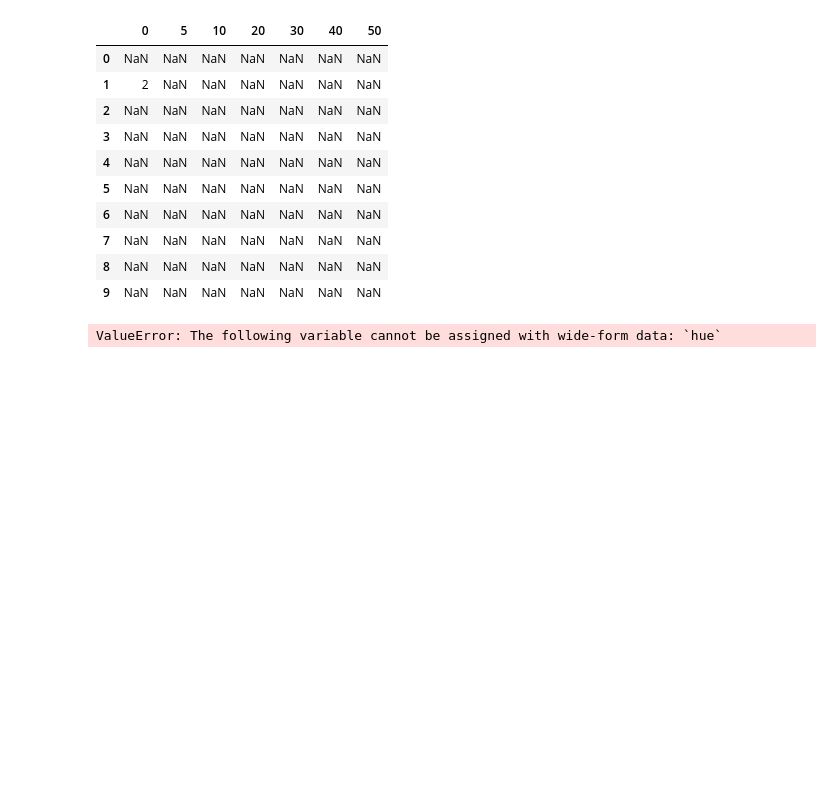
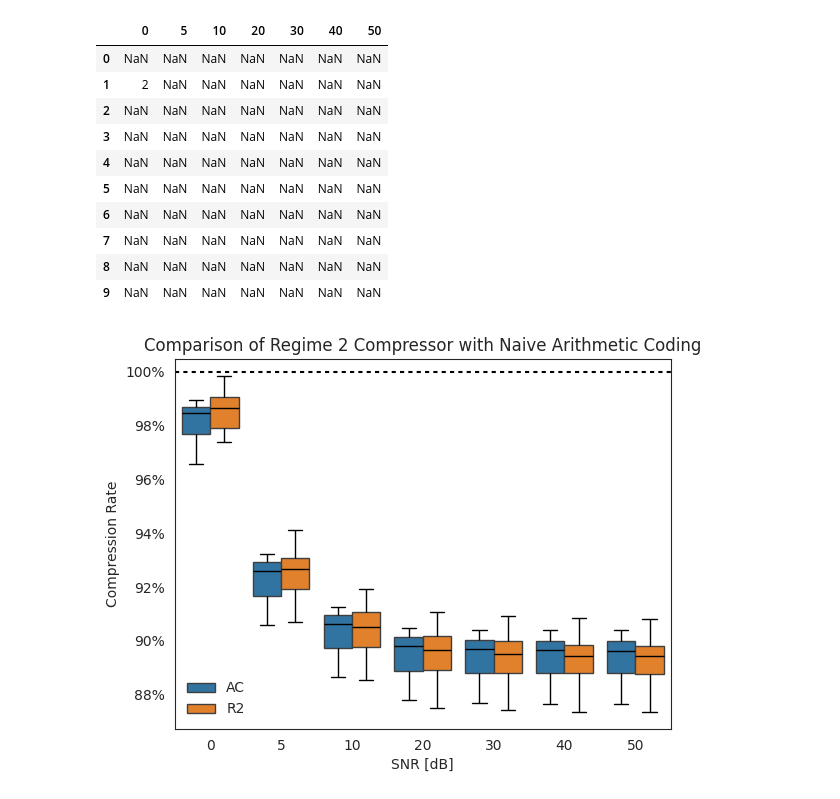
Before and after one commit to francisrmatt/llmcomp, a Jupyter notebook: play.ipynb, the cells around one changed output. Saved outputs shown, nothing was run; the diff lists cells and outputs as text; code cells hidden in the pictures; blank space fills up the shorter version.

```diff
--- a/play.ipynb
+++ b/play.ipynb
@@ -1196,19 +1196,34 @@ df
 # %%
 import numpy as np
 import pandas as pd
 
 odfac = pd.read_pickle('pdfac.pkl')
 df = pd.read_pickle('params/c256_014/df.pkl')
 
-dfac = odfac.loc[0:10, ::-1]
+dfac = odfac.loc[10:20, ::-1]
 dfac.columns = [0, 5, 10, 20, 30, 40, 50]
-dfac = dfac.assign(trial = 1).astype('category')
-df = df.assign(trial = 2).astype('category')
-
+dfac = dfac.assign(trial = 1)
+df = df.assign(trial = 2)
+custom_palette = {1: '#1f77b4', 2: '#ff7f0e'}
 cdf = pd.concat([dfac, df])
-#mdf = pd.melt(cdf, var_name = ['trial'])
-
-
-sns.boxplot(cdf, hue = 'trial')
+mdf = pd.melt(cdf, id_vars = ['trial'], value_vars = [x for x in dfac.columns])
+ax = sns.boxplot(mdf,
+                 x = 'variable',
+                 y = 'value',
+                 hue = 'trial',
+                 palette = custom_palette)
+ax.axhline(1, color=".3", dashes=(2, 2))
+ax.set_title('Comparison of Regime 2 Compressor with Naive Arithmetic Coding')
+ax.set_xlabel("SNR [dB]")
+ax.set_ylabel("Compression Rate")
+ax.yaxis.set_major_formatter(ticker.PercentFormatter(1, 0))
+plt.setp(ax.artists, edgecolor = 'k', facecolor='w')
+plt.setp(ax.lines, color='k')
+handles, labels = ax.get_legend_handles_labels()
+custom_labels = ['AC', 'R2']  # Custom legend labels
+legend = ax.legend(handles, custom_labels, title=None)  # Remove title
+legend.get_frame().set_linewidth(0)
+legend.get_frame().set_edgecolor('none')
+plt.show()
 # %% [output]
-ValueError: The following variable cannot be assigned with wide-form data: `hue`
+[figure, added]
```
Also changed, not shown: 6 other files.
